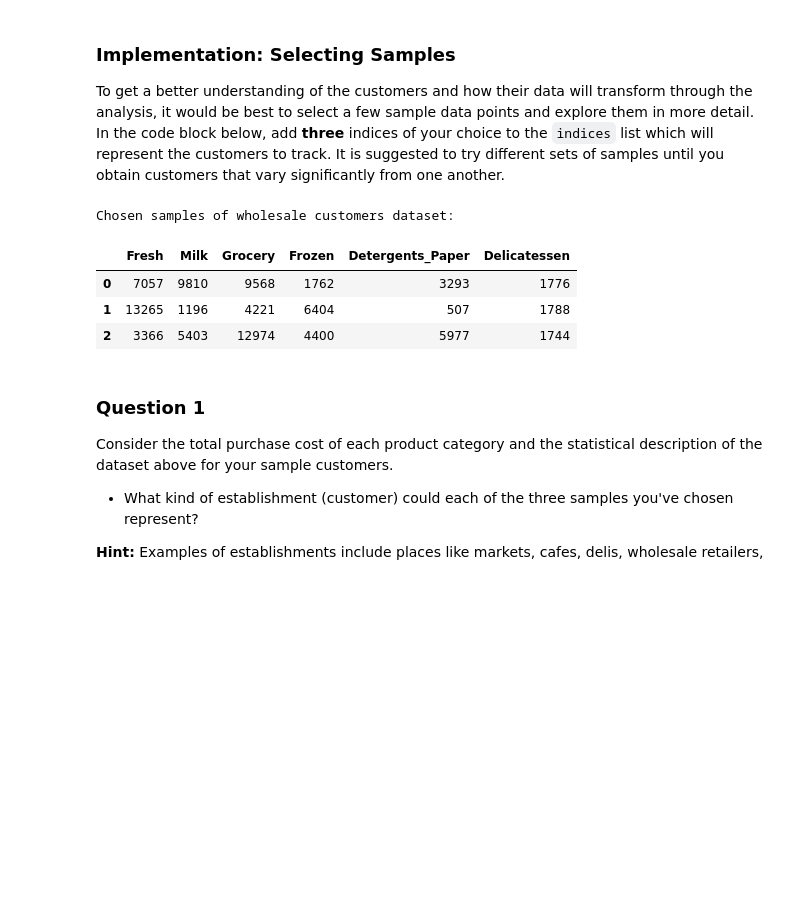
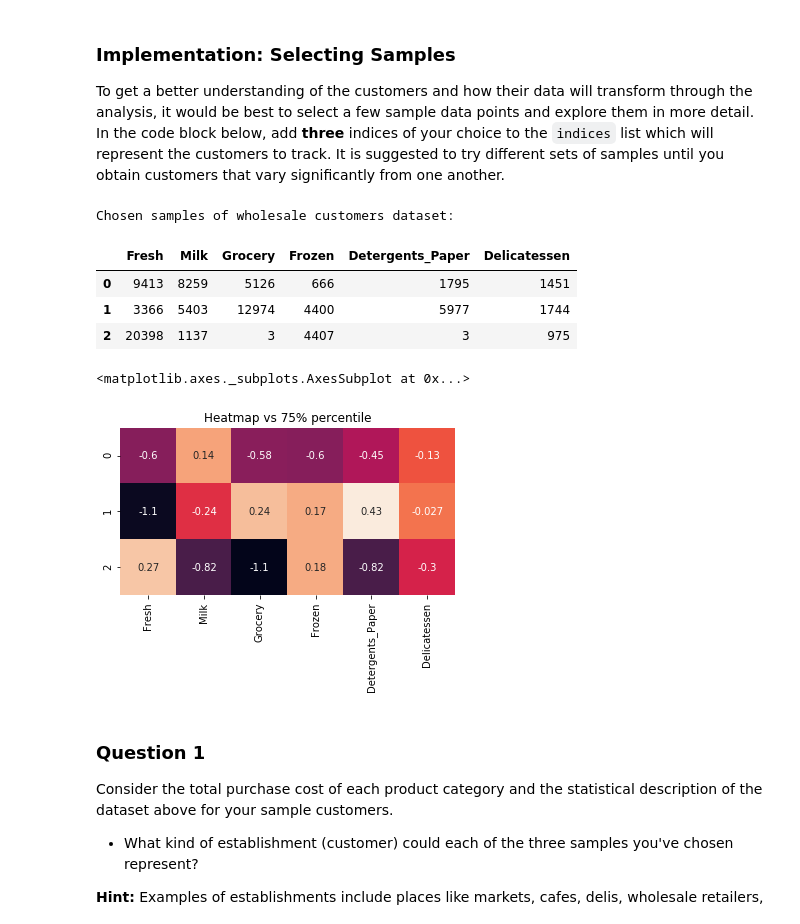
Before and after one commit to wang-zhe/Udacity-Review-Statistics, a Jupyter notebook: customer_segments.ipynb, the cells around one changed output. Saved outputs shown, nothing was run; the diff lists cells and outputs as text; code cells hidden in the pictures; blank space fills up the shorter version.

```diff
--- a/customer_segments.ipynb
+++ b/customer_segments.ipynb
@@ -61,18 +60,22 @@ display(data.describe())
 To get a better understanding of the customers and how their data will transform through the analysis, it would be best to select a few sample data points and explore them in more detail. In the code block below, add **three** indices of your choice to the `indices` list which will represent the customers to track. It is suggested to try different sets of samples until you obtain customers that vary significantly from one another.
 # %%
 # TODO: Select three indices of your choice you wish to sample from the dataset
-indices = [1, 3, 10]
+indices = [5,10,75]
 
 # Create a DataFrame of the chosen samples
 samples = pd.DataFrame(data.loc[indices], columns = data.keys()).reset_index(drop = True)
 print("Chosen samples of wholesale customers dataset:")
 display(samples)
+plt.axes().set_title("Heatmap vs 75% percentile")
+sns.heatmap((samples-data.quantile(q=0.75))/data.std(ddof=0), annot=True, cbar=False, square=True)
 # %% [output]
 Chosen samples of wholesale customers dataset:
 |  | Fresh | Milk | Grocery | Frozen | Detergents_Paper | Delicatessen |
-| 0 | 7057 | 9810 | 9568 | 1762 | 3293 | 1776 |
-| 1 | 13265 | 1196 | 4221 | 6404 | 507 | 1788 |
-| 2 | 3366 | 5403 | 12974 | 4400 | 5977 | 1744 |
+| 0 | 9413 | 8259 | 5126 | 666 | 1795 | 1451 |
+| 1 | 3366 | 5403 | 12974 | 4400 | 5977 | 1744 |
+| 2 | 20398 | 1137 | 3 | 4407 | 3 | 975 |
+<matplotlib.axes._subplots.AxesSubplot at 0x...>
+[figure, added]
 # %% [markdown]
 ### Question 1
 Consider the total purchase cost of each product category and the statistical description of the dataset above for your sample customers.
```
Also changed, not shown: parts of 42 cells of this notebook.
